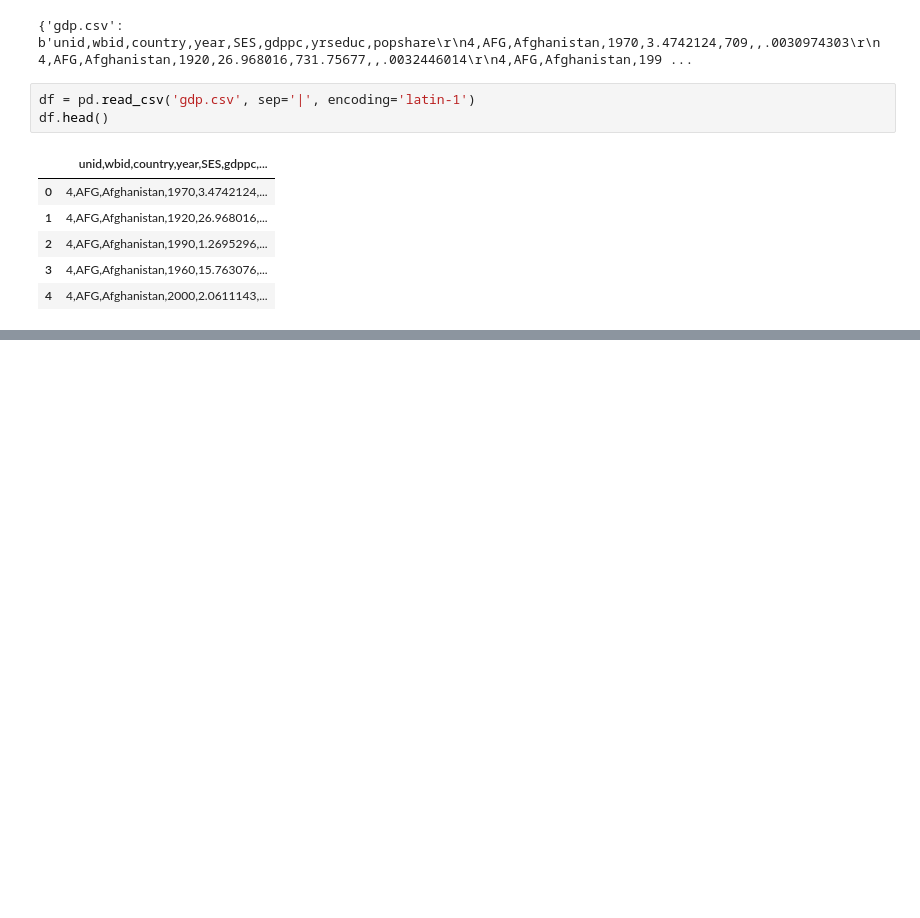
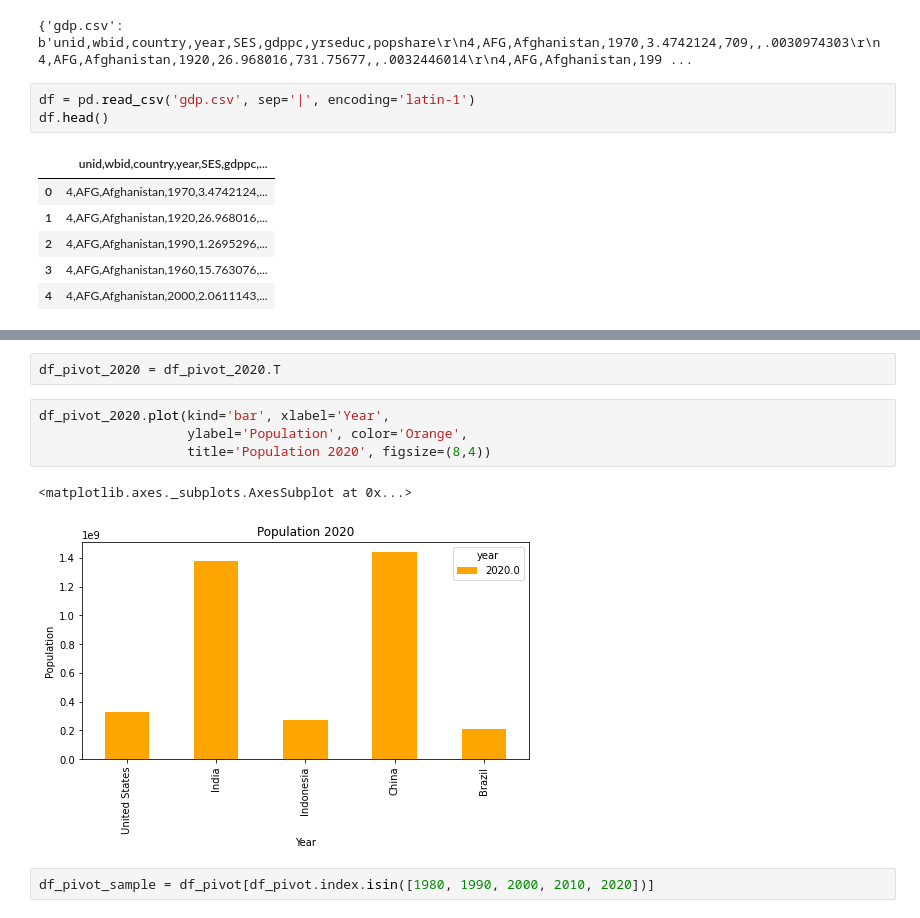
Before and after one commit to lovelyoyrmia/machine-learning-notebook, a Jupyter notebook: data_analytics_learning.ipynb, the cells around one changed output, grey strips where cells are left out. Saved outputs shown, nothing was run; the diff lists cells and outputs as text; blank space fills up the shorter version.

```diff
--- a/data_analytics_learning.ipynb
+++ b/data_analytics_learning.ipynb
@@ -423,0 +495,11 @@ df.head()
+# %%
+df_pivot_2020 = df_pivot_2020.T
+# %%
+df_pivot_2020.plot(kind='bar', xlabel='Year',
+                   ylabel='Population', color='Orange',
+                   title='Population 2020', figsize=(8,4))
+# %% [output]
+<matplotlib.axes._subplots.AxesSubplot at 0x...>
+[figure, added]
+# %%
+df_pivot_sample = df_pivot[df_pivot.index.isin([1980, 1990, 2000, 2010, 2020])]
```
Also changed, not shown: parts of 23 cells of this notebook.
